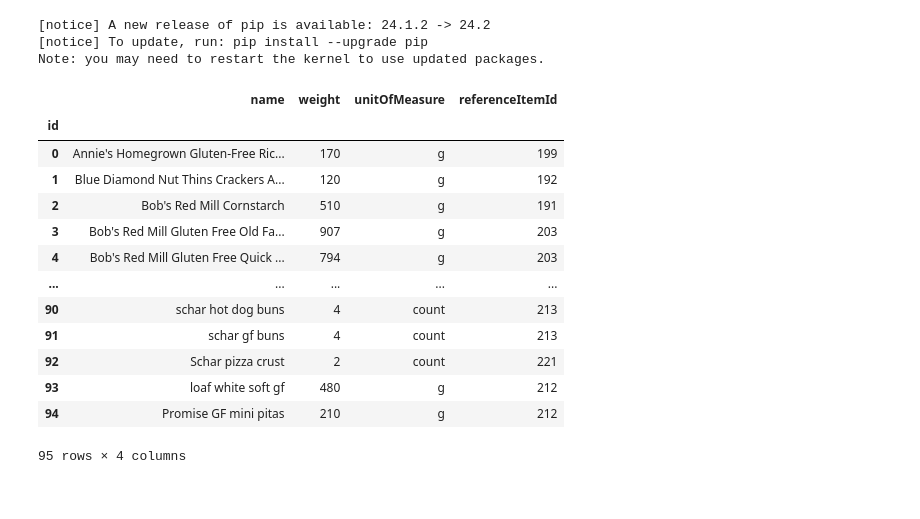
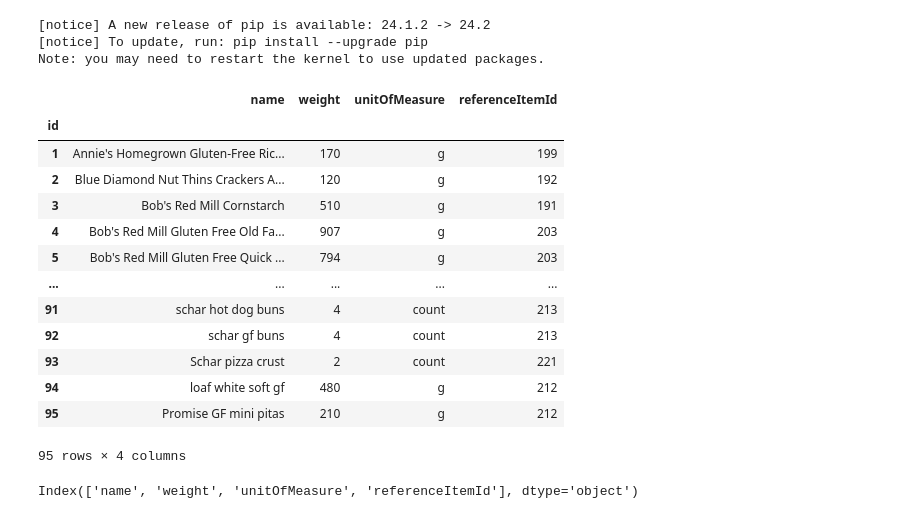
Before and after one commit to brovalex/public-experiments, a Jupyter notebook: receipts/notebooks/notebook-api-seed.ipynb, the cells around one changed output. Drawn from its saved outputs; the diff is of its cells as text; code cells hidden in the pictures.

Commit message:
adjusted seed file for product

```diff
--- a/receipts/notebooks/notebook-api-seed.ipynb
+++ b/receipts/notebooks/notebook-api-seed.ipynb
@@ -29,8 +29,10 @@ def writeToEndpoint(endpoint, json):
 # import from csv
 import pandas as pd
 
+# import reference items
 referenceitems_df = pd.read_csv('referenceitems.csv')
 
+# write reference items to endpoint
 for index, row in referenceitems_df.iterrows():
     response = writeToEndpoint('referenceItem', {
         "name": row['name'],
@@ -40,57 +42,66 @@ for index, row in referenceitems_df.iterrows():
         "pricePerWeight": row['priceperweight'],
         "referenceUrl": row['referenceurl']
     })
     new_referenceitem_id = response.json()['id']
+    # update the id in the dataframe to remote id
     referenceitems_df.at[index, 'id'] = int(new_referenceitem_id)
 referenceitems_df['id'] = referenceitems_df['id'].astype(int)
 referenceitems_df.set_index('id', inplace=True)
-# referenceitems_df = referenceitems_df[['id', 'name', 'quantity', 'unitofmeasure', 'price', 'priceperweight', 'referenceurl']]
 referenceitems_df
-
-# test
-# writeReferenceItem({
-#     "name": "Sample item",
-#     "quantity": 10,
-#     "unitOfMeasure": "g",
-#     "price": 100,
-#     "pricePerWeight": 10,
-#     "referenceUrl": "test.com"
-# })
 
 # import from known products to panda dataframe
 products_df = pd.read_csv('products_from_2022.csv')
 products_df.reset_index(drop=True, inplace=True)
 products_df['id'] = products_df.index
 products_df.set_index('id', inplace=True)
 products_df
 
+# map known products to remote reference item ids
 temp_referenceItem_map = referenceitems_df.copy()
 temp_referenceItem_map['id'] = temp_referenceItem_map.index
 temp_referenceItem_map
-
 products_df['referenceItemId'] = products_df['referenceItem'].map(temp_referenceItem_map.set_index('name')['id'].to_dict())
 try:
     products_df['referenceItemId'] = products_df['referenceItemId'].astype(int)
 except:
     print('Failed to convert referenceItemId to int')
     print(products_df[products_df['referenceItemId'].isnull()])
 products_df.drop(columns=['referenceItem'], inplace=True)
 products_df
+
+# write products to endpoint
+for index, row in products_df.iterrows():
+    response = writeToEndpoint('product', {
+        "name": row['name'],
+        "weight": row['weight'],
+        "unitOfMeasure": row['unitOfMeasure'],
+        "referenceItemId": row['referenceItemId']
+    })
+    new_product_id = response.json()['id']
+    # update the id in the dataframe to remote id
+    products_df.at[index, 'id'] = int(new_product_id)
+products_df['id'] = products_df['id'].astype(int)
+products_df.set_index('id', inplace=True)
+products_df
 # %% [output]
 |  | name | weight | unitOfMeasure | referenceItemId |
 | id |  |  |  |  |
-| 0 | Annie's Homegrown Gluten-Free Ric... | 170 | g | 199 |
-| 1 | Blue Diamond Nut Thins Crackers A... | 120 | g | 192 |
-| 2 | Bob's Red Mill Cornstarch | 510 | g | 191 |
-| 3 | Bob's Red Mill Gluten Free Old Fa... | 907 | g | 203 |
-| 4 | Bob's Red Mill Gluten Free Quick ... | 794 | g | 203 |
+| 1 | Annie's Homegrown Gluten-Free Ric... | 170 | g | 199 |
+| 2 | Blue Diamond Nut Thins Crackers A... | 120 | g | 192 |
+| 3 | Bob's Red Mill Cornstarch | 510 | g | 191 |
+| 4 | Bob's Red Mill Gluten Free Old Fa... | 907 | g | 203 |
+| 5 | Bob's Red Mill Gluten Free Quick ... | 794 | g | 203 |
 | ... | ... | ... | ... | ... |
-| 90 | schar hot dog buns | 4 | count | 213 |
-| 91 | schar gf buns | 4 | count | 213 |
-| 92 | Schar pizza crust | 2 | count | 221 |
-| 93 | loaf white soft gf | 480 | g | 212 |
-| 94 | Promise GF mini pitas | 210 | g | 212 |
+| 91 | schar hot dog buns | 4 | count | 213 |
+| 92 | schar gf buns | 4 | count | 213 |
+| 93 | Schar pizza crust | 2 | count | 221 |
+| 94 | loaf white soft gf | 480 | g | 212 |
+| 95 | Promise GF mini pitas | 210 | g | 212 |
 95 rows × 4 columns
+# %%
+products_df.loc[7].index
+# %% [output]
+Index(['name', 'weight', 'unitOfMeasure', 'referenceItemId'], dtype='object')
 # %%
 from fuzzywuzzy import fuzz
 from fuzzywuzzy import process
```
Also changed, not shown: parts of 2 cells of this notebook.
